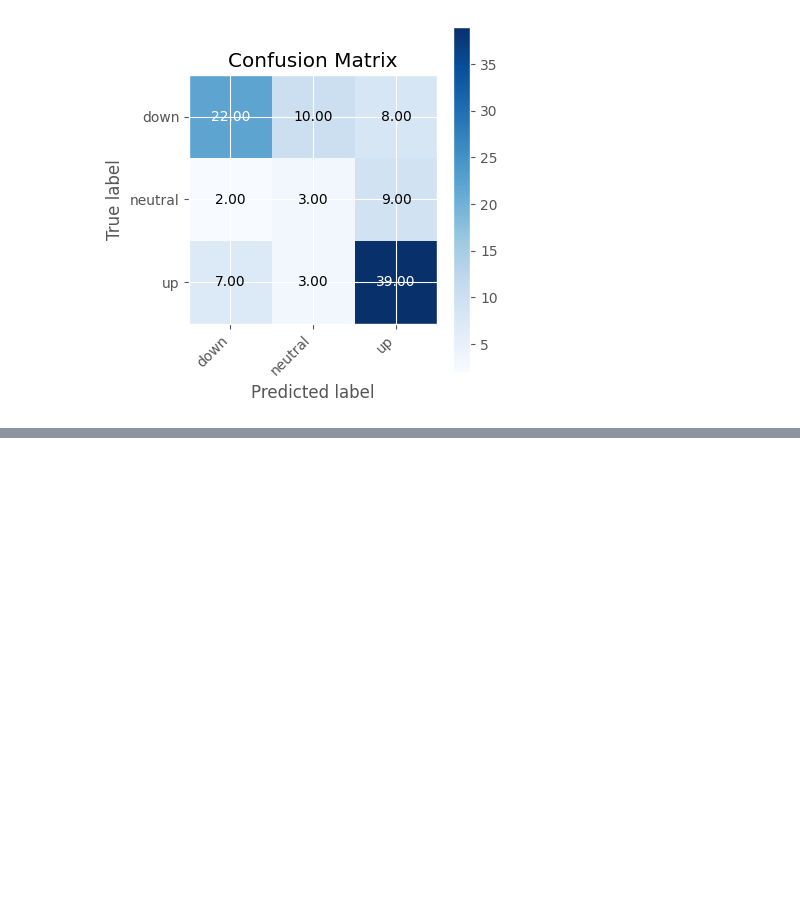
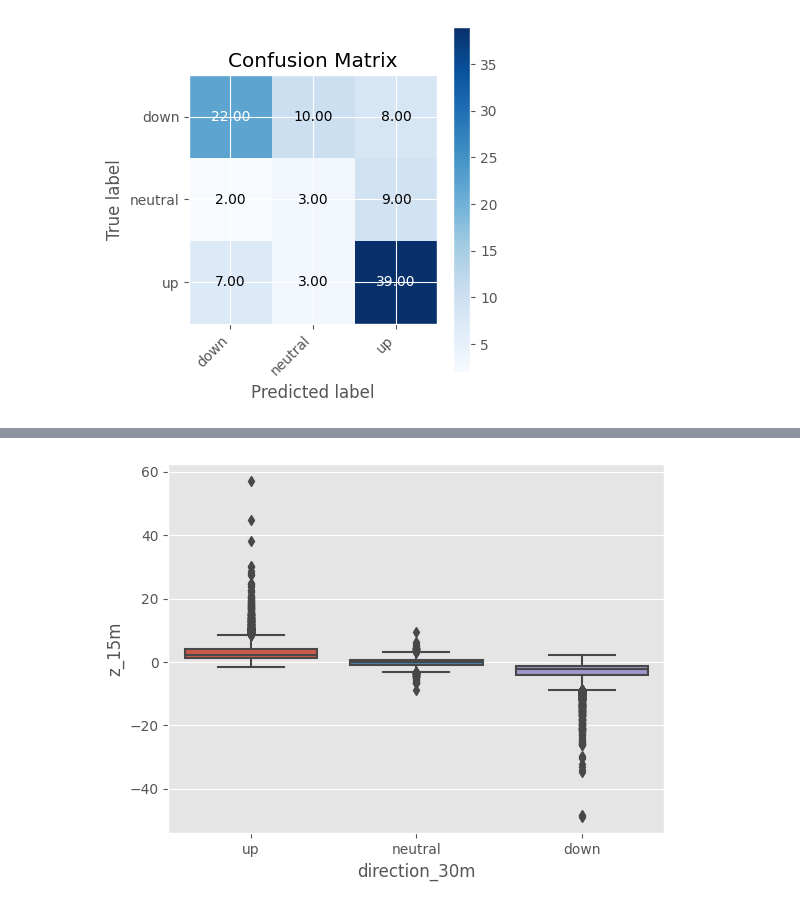
Before and after one commit to daQuincy/Takumi, a Jupyter notebook: 005 - feature_engineering_1.ipynb, the cells around one changed output, grey strips where cells are left out. Saved outputs shown, nothing was run; the diff lists cells and outputs as text; code cells hidden in the pictures; blank space fills up the shorter version.

```diff
--- a/005 - feature_engineering.ipynb
+++ b/005 - feature_engineering_1.ipynb
@@ -761,0 +829,5 @@ plt.show()
+# %%
+sns.boxplot(x='direction_30m', y='z_15m', data=df_data)
+plt.show()
+# %% [output]
+[figure, added]
```
Also changed, not shown: parts of 25 cells of this notebook, 2 other files.
